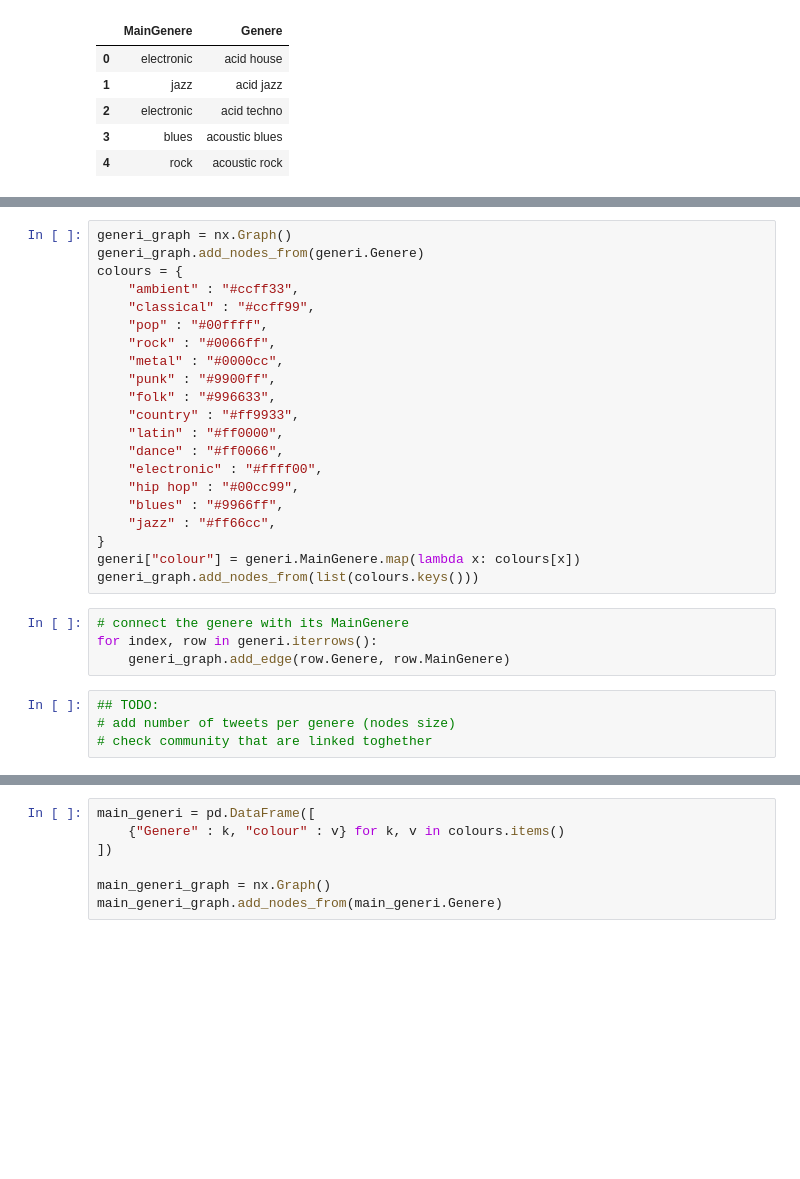
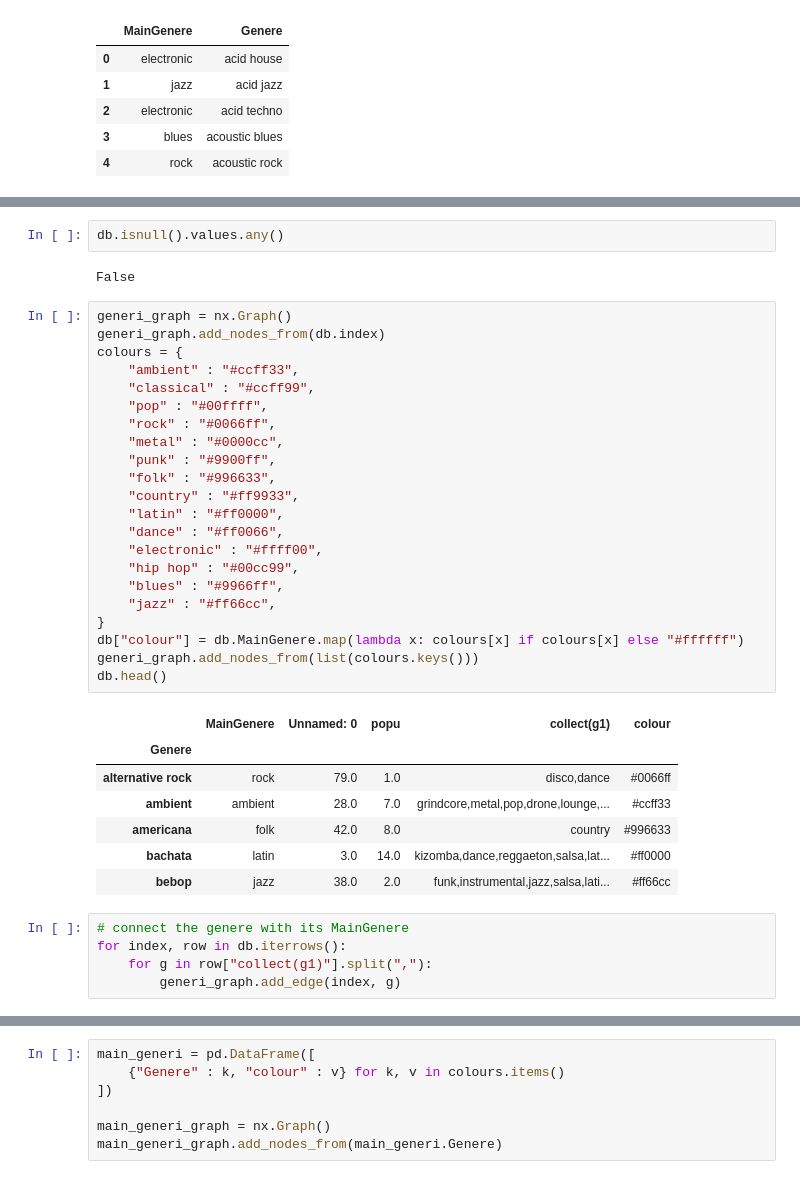
Before and after one commit to pkasela/Sound-of-Data, a Jupyter notebook: DataViz/Graph.ipynb, the cells around one changed output, grey strips where cells are left out. Drawn from its saved outputs; the diff is of its cells as text; blank space fills up the shorter version.

```diff
--- a/DataViz/Graph.ipynb
+++ b/DataViz/Graph.ipynb
@@ -16,29 +37,39 @@ generi.head()
+# %%
+db.isnull().values.any()
+# %% [output]
+False
 # %%
 generi_graph = nx.Graph()
-generi_graph.add_nodes_from(generi.Genere)
+generi_graph.add_nodes_from(db.index)
 colours = {
     "ambient" : "#ccff33",
     "classical" : "#ccff99",
     "pop" : "#00ffff",
     "rock" : "#0066ff",
     "metal" : "#0000cc",
     "punk" : "#9900ff",
     "folk" : "#996633",
     "country" : "#ff9933",
     "latin" : "#ff0000",
     "dance" : "#ff0066",
     "electronic" : "#ffff00",
     "hip hop" : "#00cc99",
     "blues" : "#9966ff",
     "jazz" : "#ff66cc",
 }
-generi["colour"] = generi.MainGenere.map(lambda x: colours[x])
+db["colour"] = db.MainGenere.map(lambda x: colours[x] if colours[x] else "#ffffff")
 generi_graph.add_nodes_from(list(colours.keys()))
+db.head()
+# %% [output]
+|  | MainGenere | Unnamed: 0 | popu | collect(g1) | colour |
+| Genere |  |  |  |  |  |
+| alternative rock | rock | 79.0 | 1.0 | disco,dance | #0066ff |
+| ambient | ambient | 28.0 | 7.0 | grindcore,metal,pop,drone,lounge,... | #ccff33 |
+| americana | folk | 42.0 | 8.0 | country | #996633 |
+| bachata | latin | 3.0 | 14.0 | kizomba,dance,reggaeton,salsa,lat... | #ff0000 |
+| bebop | jazz | 38.0 | 2.0 | funk,instrumental,jazz,salsa,lati... | #ff66cc |
 # %%
 # connect the genere with its MainGenere
-for index, row in generi.iterrows():
-    generi_graph.add_edge(row.Genere, row.MainGenere)
+for index, row in db.iterrows():
+    for g in row["collect(g1)"].split(","):
+        generi_graph.add_edge(index, g)
-# %%
-## TODO:
-# add number of tweets per genere (nodes size)
-# check community that are linked toghether
```
Also changed, not shown: parts of 8 cells of this notebook, 4 other files.
